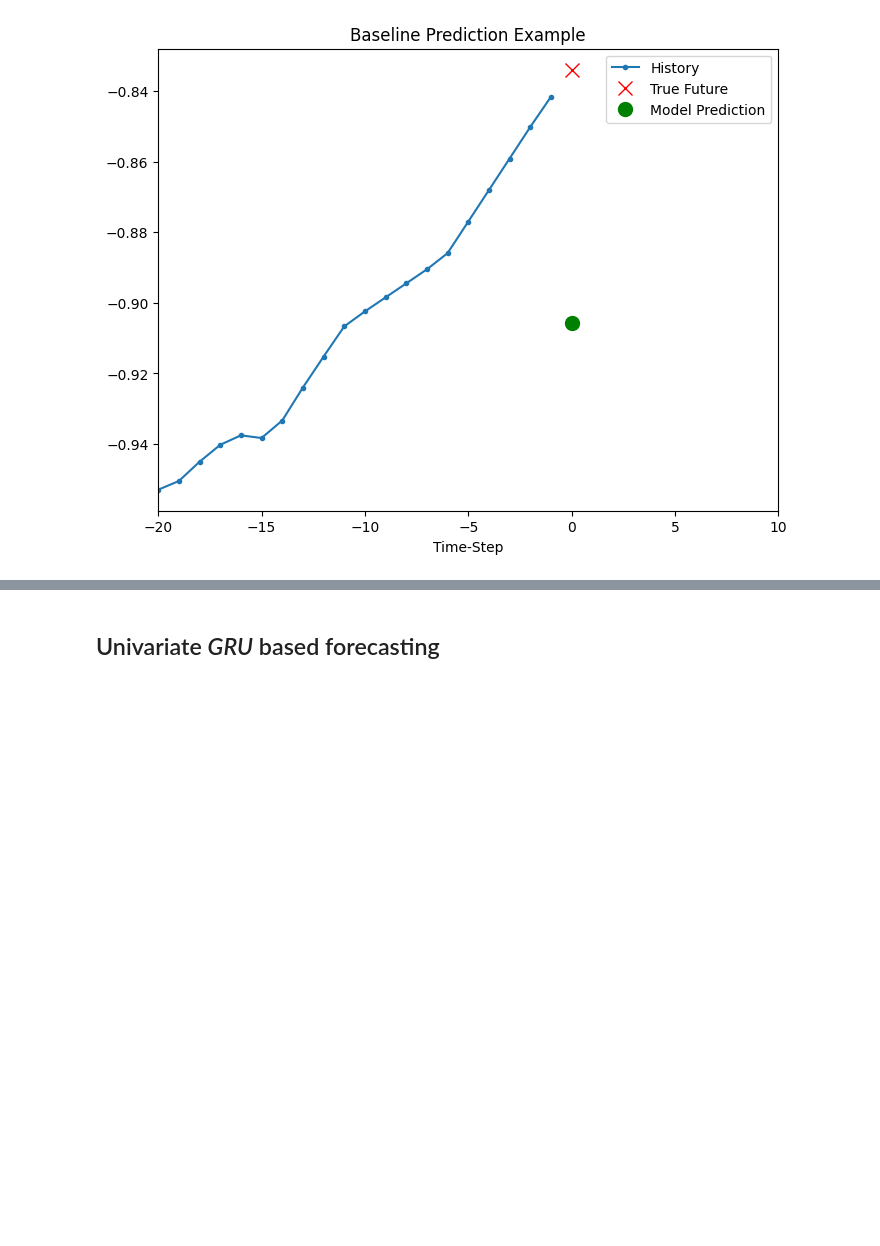
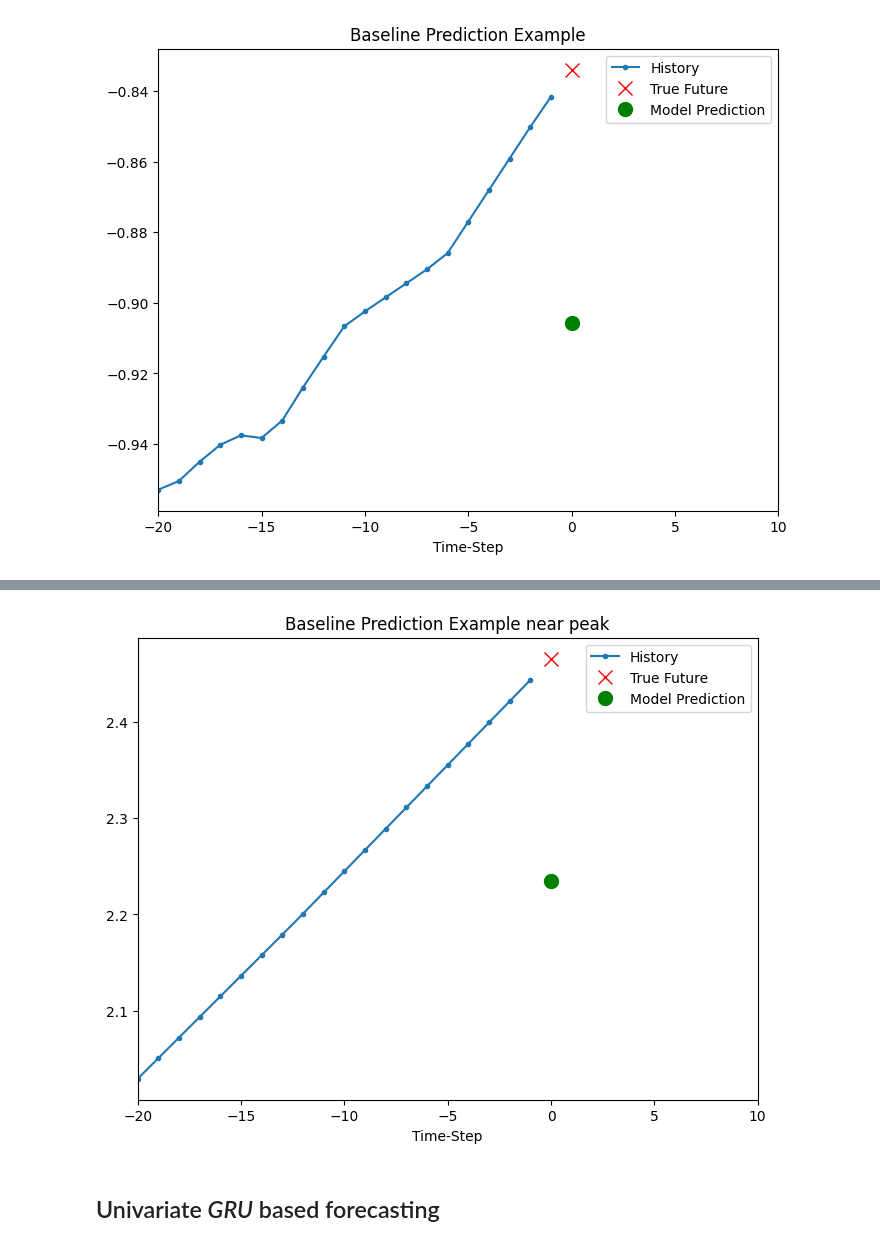
Before and after one commit to gundermann/DML_notebooks, a Jupyter notebook: assignments/assignment9 - Time series forecasting.ipynb, the cells around one changed output, grey strips where cells are left out. Saved outputs shown, nothing was run; the diff lists cells and outputs as text; code cells hidden in the pictures; blank space fills up the shorter version.

```diff
--- a/assignments/assignment9 - Time series forecasting.ipynb
+++ b/assignments/assignment9 - Time series forecasting.ipynb
@@ -175,3 +183,7 @@ Single window of past history
+# %%
+x_peak_uni, y_peak_uni = univariate_data(peak_uni, 0, len(uni_data),
+                                       univariate_past_history,
+                                       univariate_future_target)
 # %%
 def create_time_steps(length):
     return list(range(-length, 0))
@@ -211,3 +223,6 @@ show_plot([x_train_uni[0], y_train_uni[0], baseline(x_train_uni[0])], 0, 'Baseli
 # %% [output]
 <module 'matplotlib.pyplot' from '/media/home/ngundermann/workspace/DML_notebooks/venv/lib/python3.10/site-packages/matplotlib/pyplot.py'>
 [figure]
+# %%
+show_plot([x_peak_uni[0], y_peak_uni[0], baseline(x_peak_uni[0])], 0, 'Baseline Prediction Example near peak')
+# %% [output]
@@ -214,3 +230,4 @@ show_plot([x_train_uni[0], y_train_uni[0], baseline(x_train_uni[0])], 0, 'Baseli
+[figure, added]
 # %% [markdown]
 ## Univariate *GRU* based forecasting
 # %%
```
Also changed, not shown: parts of 43 cells of this notebook, 3 other files.
